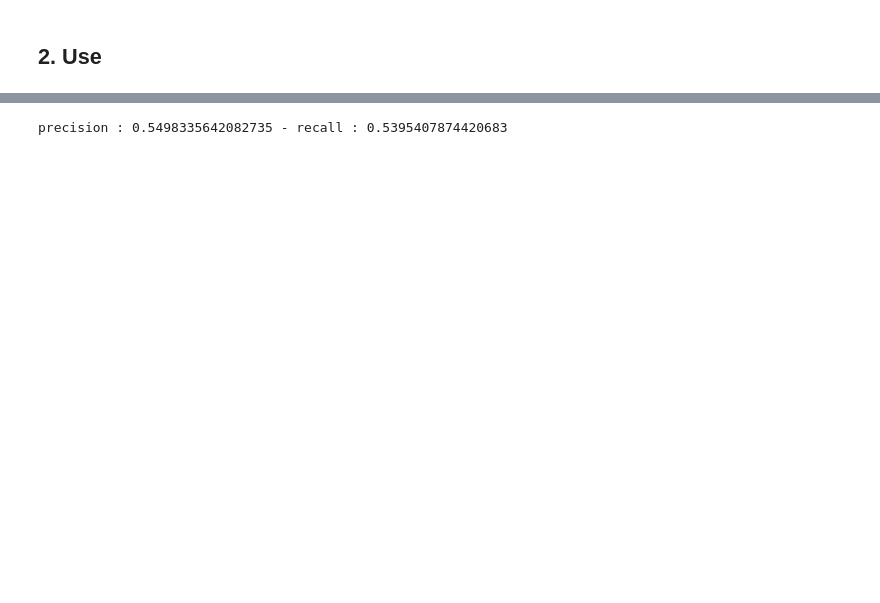
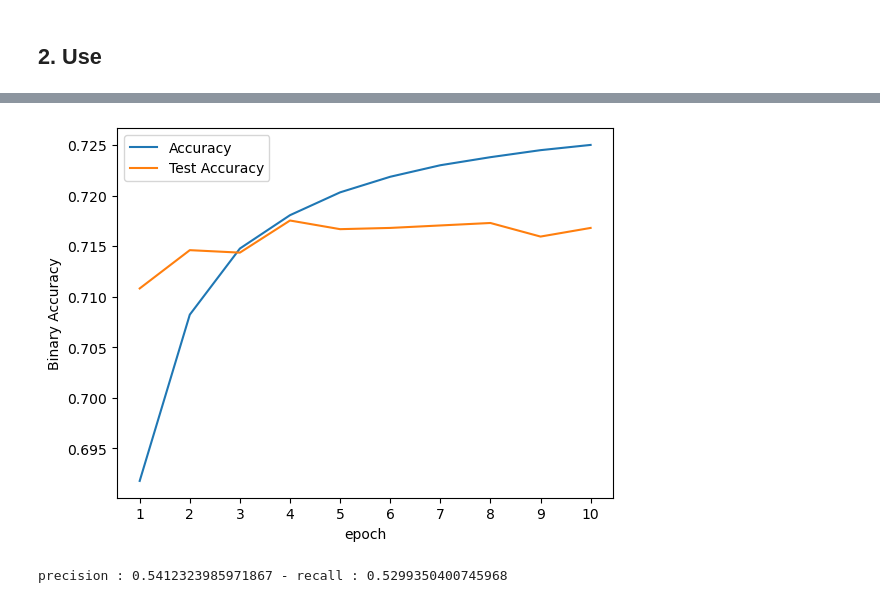
Before and after one commit to formegusto/research-recommendation-system, a Jupyter notebook: 5. Factorization Machine.ipynb, the cells around one changed output, grey strips where cells are left out. Cells and saved outputs as stored; diff of their text form; code cells hidden in the pictures; blank space fills up the shorter version.

```diff
--- a/5. Factorization Machine.ipynb
+++ b/5. Factorization Machine.ipynb
@@ -377,9 +391,15 @@ y_preds = np.array([_ for _ in y_preds]).round()
-# %%
-from sklearn.metrics import recall_score, precision_score
-
-precision = precision_score(y, y_preds, average='macro')
-recall = recall_score(y, y_preds, average='macro')
-
-print("precision : {} - recall : {}".format(precision, recall))
-# %% [output]
-precision : 0.5498335642082735 - recall : 0.5395407874420683
+# %%
+history = model.history
+
+acc = [_[0] for _ in history]
+test_acc = [_[1] for _ in history]
+
+plt.plot(range(1, 11),acc, label="Accuracy")
+plt.plot(range(1, 11),test_acc, label="Test Accuracy")
+plt.xticks(range(1, 11))
+plt.xlabel("epoch")
+plt.ylabel("Binary Accuracy")
+plt.legend()
+plt.show()
+# %% [output]
+[figure, added]
@@ -385,0 +413,9 @@ precision : 0.5498335642082735 - recall : 0.5395407874420683
+# %%
+from sklearn.metrics import recall_score, precision_score
+
+precision = precision_score(y, y_preds, average='macro')
+recall = recall_score(y, y_preds, average='macro')
+
+print("precision : {} - recall : {}".format(precision, recall))
+# %% [output]
+precision : 0.5412323985971867 - recall : 0.5299350400745968
```
Also changed, not shown: parts of 11 cells of this notebook, 1 other file.
